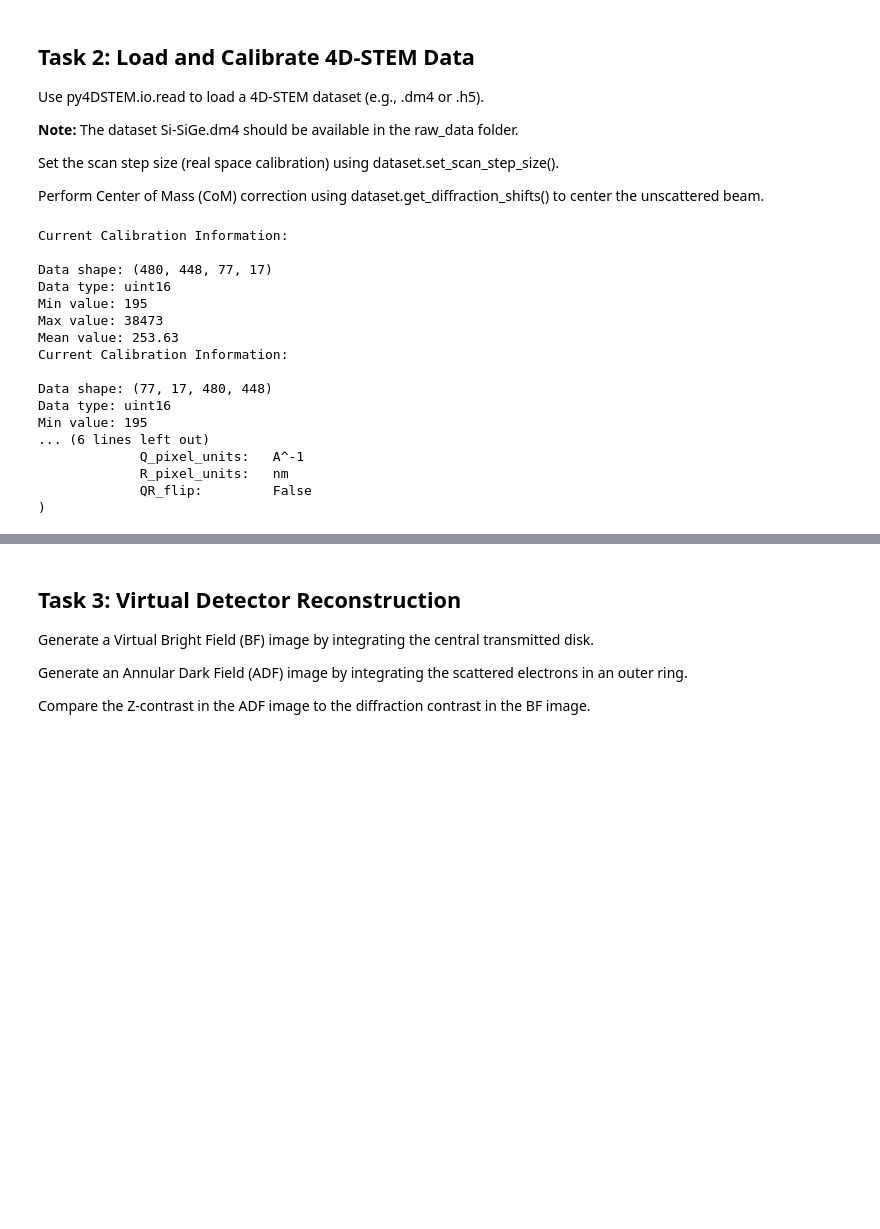
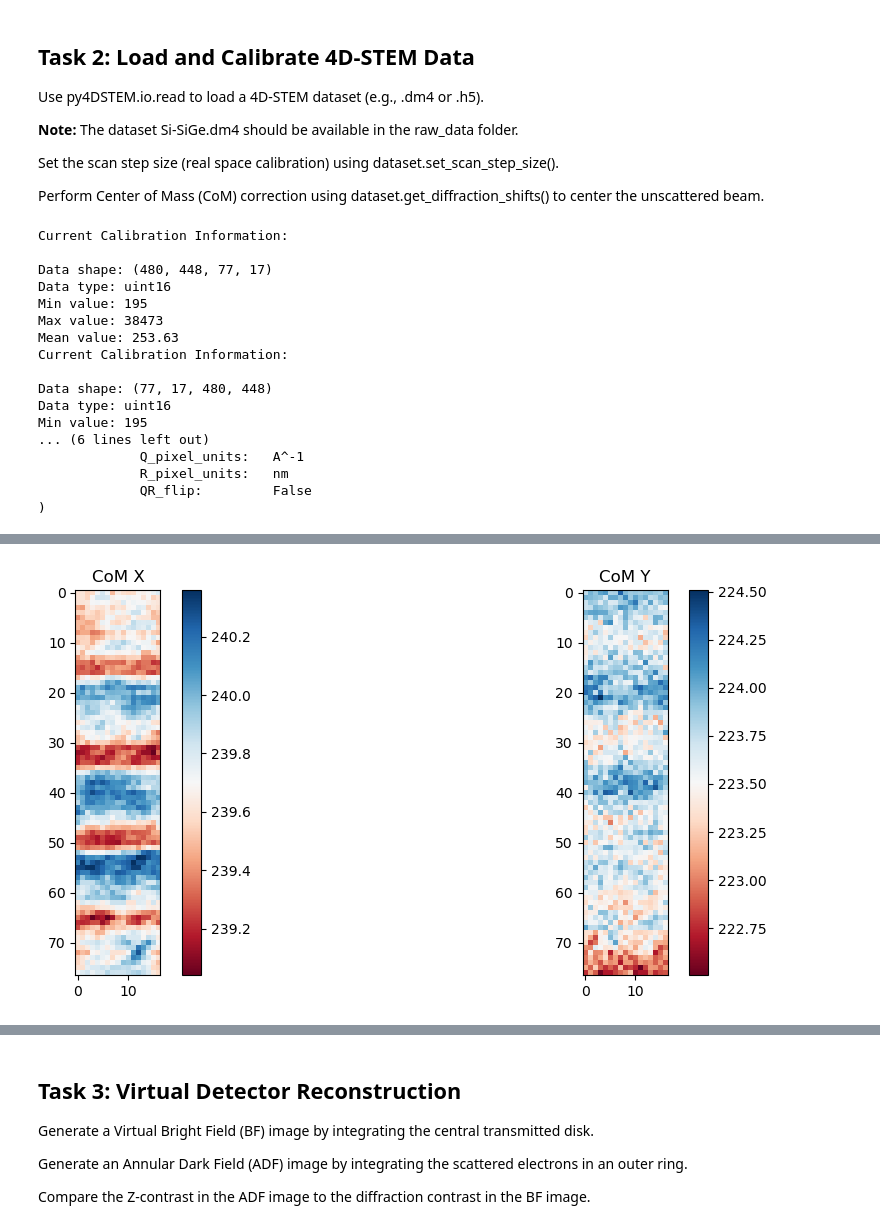
Before and after one commit to ginocangialosi/MATSCI465_GinoCangialosi, a Jupyter notebook: Week_02/assignments/assignment_02_setup.ipynb, the cells around one changed output, grey strips where cells are left out. Drawn from its saved outputs; the diff is of its cells as text; code cells hidden in the pictures; blank space fills up the shorter version.

```diff
--- a/Week_02/assignments/assignment_02_setup.ipynb
+++ b/Week_02/assignments/assignment_02_setup.ipynb
@@ -98,8 +101,9 @@ Set the scan step size (real space calibration) using dataset.set_scan_step_size
 
 Perform Center of Mass (CoM) correction using dataset.get_diffraction_shifts() to center the unscattered beam.
 # %%
-# Your code here
+#Used Claude to help generate/troubleshoot code for determining origin and center of mass calculations/visualization
 import py4DSTEM
+import numpy as np
 
 #step_size = 0.1
 filepath = '/Users/ginocangialosi/Documents/MSE 465/MATSCI465_GinoCangialosi/Week_02/assignments/raw_data/Si-SiGe.dm4'
@@ -107,10 +111,6 @@ filepath = '/Users/ginocangialosi/Documents/MSE 465/MATSCI465_GinoCangialosi/Wee
 
 dataset = py4DSTEM.io.import_file(filepath)
 
-dataset.data
-
-# Check the current calibration metadata
-# py4DSTEM stores calibration in the DataCube object
 
 print("Current Calibration Information:")
 print(f"\nData shape: {dataset.data.shape}")
@@ -122,11 +122,9 @@ print(f"Mean value: {dataset.data.mean():.2f}")
 from py4DSTEM import show
 dp = dataset.data[:,:,10,10]
 
-#dataset.metadata
 
-
-# 2. Call the swap_RQ method on the datacube object
-dataset.swap_RQ()
+dataset.swap_RQ() #swap the real and diffraction order they are wrong from initial file
+#these new print lines confirm swap
 print("Current Calibration Information:")
 print(f"\nData shape: {dataset.data.shape}")
 print(f"Data type: {dataset.data.dtype}")
@@ -142,19 +140,86 @@ dp2 = dataset.data[:,:,10,10]
 #dataset.calibration['set_step_size_nm'] = step_size
 # Example manual calibration
 # Assuming your dataset object is named 'dataset'
+
+# set step calibration parameters for real and diffraction space
 dataset.calibration.R_pixel_size = 0.1
 dataset.calibration.R_pixel_units = 'nm'
+dataset.calibration.Q_pixel_size = 0.01
+dataset.calibration.Q_pixel_units = 'A^-1'
+print(dataset.calibration)
 
-# 2. Set the Reciprocal-space (Diffraction) calibration
-dataset.calibration.Q_pixel_size = 1
-dataset.calibration.Q_pixel_units = 'A^-1'
+#Was probing to make sure the swap of real and diffraction changed correctly
+#show(dp)
+#show(dp2)
 
-# 3. Apply changes (important for some internal py4dstem functions)
-print(dataset.calibration)
-#dataset.get_diffraction_shifts()
+#Set the origin beam position
+qx0, qy0, mask = py4DSTEM.process.calibration.origin.get_origin(
+    dataset,
+    r=None,
+    rscale=1.2,
+    dp_max=None,
+    mask=None,
+    fast_center=False
+)
 
-show(dp)
-show(dp2)
+
+#Set the origin in the calibration object
+dataset.calibration.set_origin_meas((qx0, qy0))
+
+#Calculate and set the mean origin
+qx0_mean = np.mean(qx0)
+qy0_mean = np.mean(qy0)
+dataset.calibration.set_origin((qx0_mean, qy0_mean))
+
+#Verify by printing
+print("Mean origin - qx0:", dataset.calibration.get_qx0_mean())
+print("Mean origin - qy0:", dataset.calibration.get_qy0_mean())
+
+#Calculating center of mass for all diffraction patterns
+from py4DSTEM.process.calibration import get_CoM
+
+#Set shape of scan
+scan_shape = dataset.data.shape[:2]  # (scan_x, scan_y)
+
+#Make center of mass arrays
+CoMx = np.zeros(scan_shape)
+CoMy = np.zeros(scan_shape)
+
+#Calculate center of mass for each diffraction pattern
+print("Calculating CoM...")
+for i in range(scan_shape[0]):
+    for j in range(scan_shape[1]):
+        dp = dataset.data[i, j, :, :]  # Get single diffraction pattern
+        com_x, com_y = get_CoM(dp)
+        CoMx[i, j] = com_x
+        CoMy[i, j] = com_y
+
+print("CoM shape:", CoMx.shape, CoMy.shape)
+
+#Visualize center of mass for x and y
+import matplotlib.pyplot as plt
+fig, (ax1, ax2) = plt.subplots(1, 2, figsize=(12, 5))
+im1 = ax1.imshow(CoMx, cmap='RdBu')
+ax1.set_title('CoM X')
+plt.colorbar(im1, ax=ax1)
+im2 = ax2.imshow(CoMy, cmap='RdBu')
+ax2.set_title('CoM Y')
+plt.colorbar(im2, ax=ax2)
+plt.show()
+
+# Calculate the shift relative to the center of the diffraction plane
+shift_x = CoMx - dataset.calibration.get_qx0_mean()
+shift_y = CoMy - dataset.calibration.get_qy0_mean()
+
+
+
+# Now visualize the actual shifts
+plt.imshow(shift_x,cmap='seismic')
+plt.title("Beam Shift X (Corrected)")
+plt.show()
+plt.imshow(shift_y,cmap='seismic')
+plt.title("Beam Shift Y (Corrected)")
+plt.show()
 # %% [output]
 Current Calibration Information:
 
@@ -176,0 +245 @@ AttributeError: module 'py4DSTEM.process' has no attribute 'alignment'
+[figure, added]
```
Also changed, not shown: parts of 5 cells of this notebook, 1 other file.
